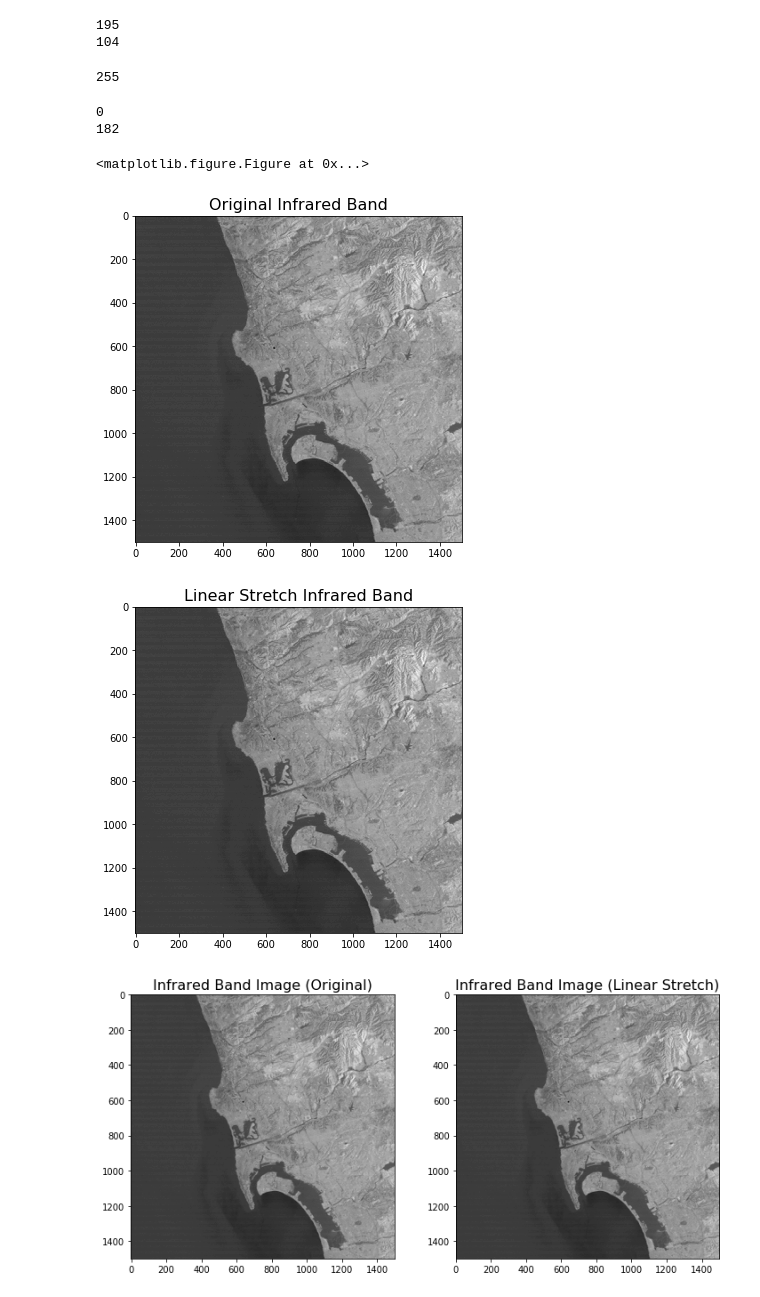
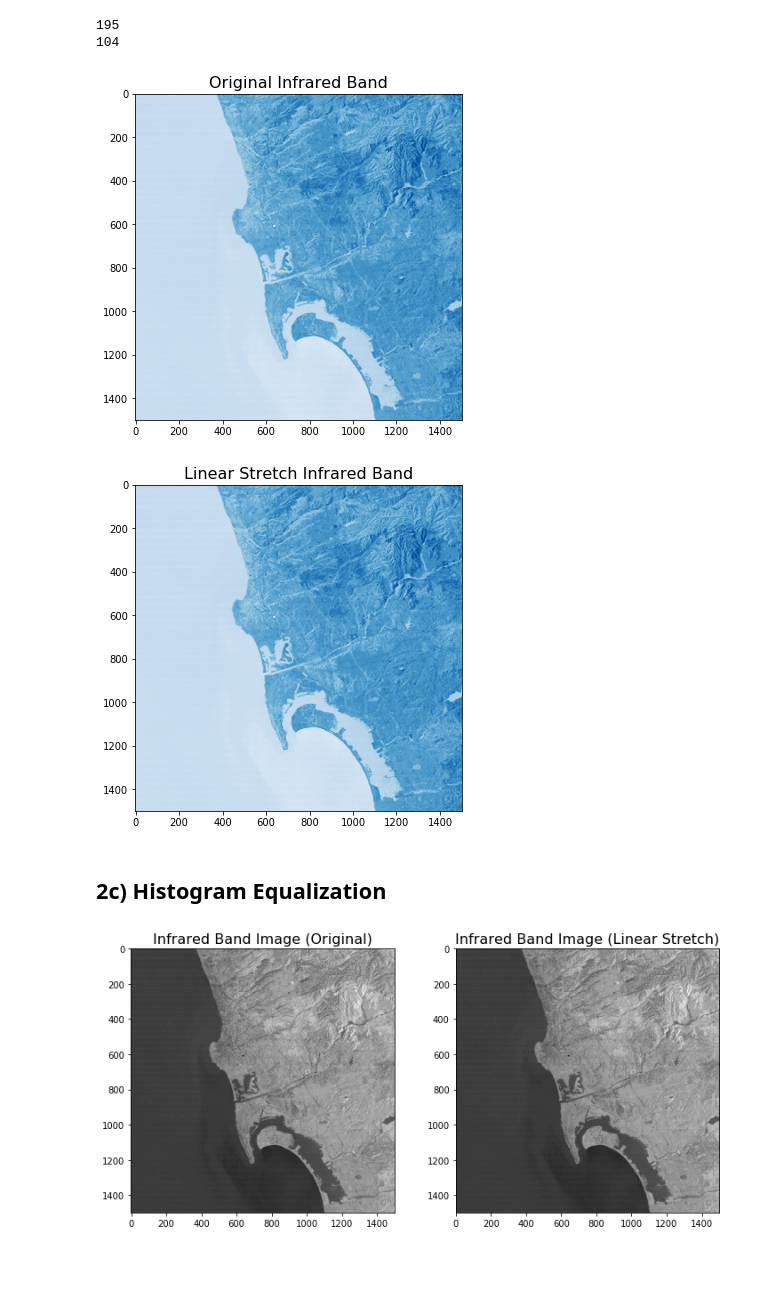
Before and after one commit to moonlimb/sio236-remote-sensing, a Jupyter notebook: Limb_Moon_Lab5.ipynb, the cells around one changed output. Drawn from its saved outputs; the diff is of its cells as text; code cells hidden in the pictures; blank space fills up the shorter version.

```diff
--- a/Limb_Moon_Lab5.ipynb
+++ b/Limb_Moon_Lab5.ipynb
@@ -74,3 +79,24 @@ ir = np.array(np.reshape(fbin_ir, (1500, 1500)))
+# %%
+"""
+Adopted from the matlab version given in lab5start.m
+# ir = fread( fopen( 'band6c.raw', 'r'), [1500 1500], '*uint8')';
+
+-> read the binary files (*.raw)
+-> reshape to 1500 by 1500 2D-array (given)
+-> dtype is unsigned integer
+"""
+b1 = np.reshape(np.fromfile('./landsat_data/band1c.raw', dtype='uint8'), (1500, 1500))
+b2 = np.reshape(np.fromfile('./landsat_data/band2c.raw', dtype='uint8'), (1500, 1500))
+b3 = np.reshape(np.fromfile('./landsat_data/band3c.raw', dtype='uint8'), (1500, 1500))
+b4 = np.reshape(np.fromfile('./landsat_data/band4c.raw', dtype='uint8'), (1500, 1500))
+b5 = np.reshape(np.fromfile('./landsat_data/band5c.raw', dtype='uint8'), (1500, 1500))
+b6 = np.reshape(np.fromfile('./landsat_data/band6c.raw', dtype='uint8'), (1500, 1500))
+b7 = np.reshape(np.fromfile('./landsat_data/band7c.raw', dtype='uint8'), (1500, 1500))
+# %%
+# band 6 is the thermal infrared
+# create deepcopy of band 6 to use same variable name,'ir', as
+# Professor Sandwell's matlab example
+ir = deepcopy(b6)
 # %% [markdown]
 ## 2b) Linear Stretch
 
@@ -119,17 +145,6 @@ print np.amin(ir)
 # %% [output]
 195
 104
-# %%
-((195-104)*(255) / (195-104)) + 0
-# %% [output]
-255
-# %%
-ir_lin_stretch
-print np.amin(ir_lin_stretch) # Minimum of the flattened array (original)
-print np.amax(ir_lin_stretch)
-# %% [output]
-0
-182
 # %%
 def plot_band_graysc(_plt, subplot_num, _data, title):
     """ Plot the given band (data) in grayscale
@@ -144,20 +159,21 @@ def plot_band_graysc(_plt, subplot_num, _data, title):
 # %%
 plt.figure(figsize=(16,6))
 
-plt.imshow(ir, cmap = plt.cm.gray)
+plt.imshow(ir, cmap = plt.cm.Blues)
 plt.title('Original Infrared Band', fontsize=16)
 
 plt.show()
 # %% [output]
-<matplotlib.figure.Figure at 0x...>
-[figure, old version]
+[figure, new version]
 # %%
 plt.figure(figsize=(16,6))
-plt.imshow(ir_lin_stretch, cmap =plt.cm.gray)
+plt.imshow(ir_lin_stretch, cmap =plt.cm.Blues)
 plt.title('Linear Stretch Infrared Band', fontsize=16)
 plt.show()
 # %% [output]
-[figure, old version]
+[figure, new version]
+# %% [markdown]
+## 2c) Histogram Equalization
 # %%
 # b) linear stretch
 plt.figure(figsize=(12,12))
```
Also changed, not shown: parts of 15 cells of this notebook.
